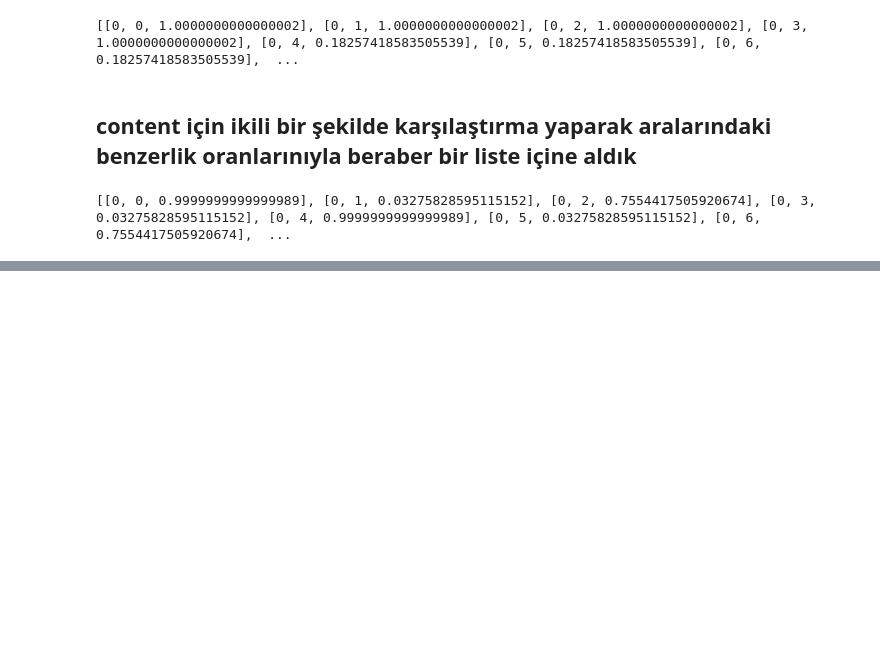
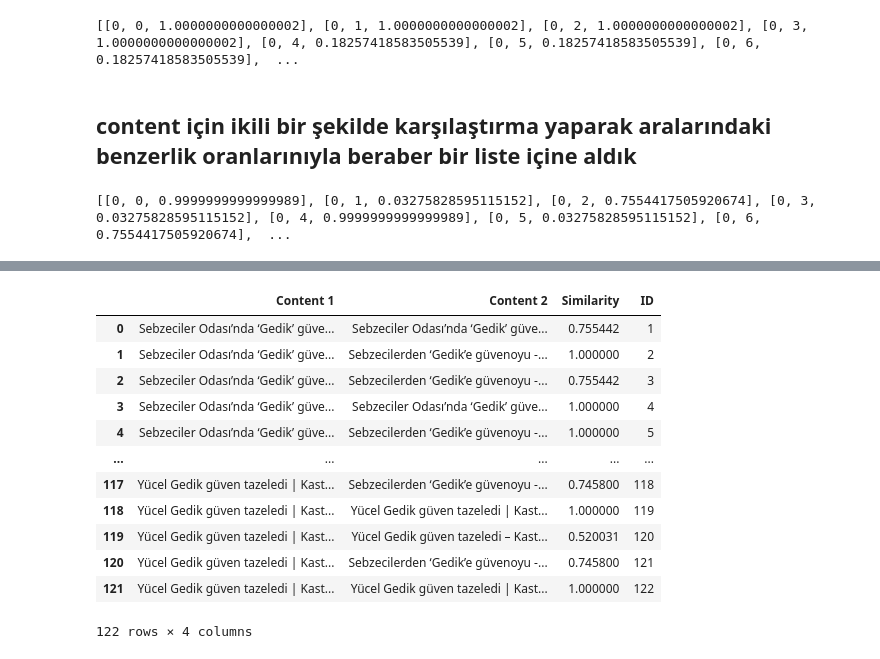
Before and after one commit to esmanurbal/Big-Data-Similarties, a Jupyter notebook: bigData.ipynb, the cells around one changed output, grey strips where cells are left out. Saved outputs shown, nothing was run; the diff lists cells and outputs as text; code cells hidden in the pictures; blank space fills up the shorter version.

```diff
--- a/bigData.ipynb
+++ b/bigData.ipynb
@@ -394,0 +543,16 @@ TypeError: NDFrame.to_csv() got an unexpected keyword argument 'indent'
+# %%
+calculate_similarity('DESKTOP-JT60920','ESSL')
+# %% [output]
+|  | Content 1 | Content 2 | Similarity | ID |
+| 0 | Sebzeciler Odası’nda ‘Gedik’ güve... | Sebzeciler Odası’nda ‘Gedik’ güve... | 0.755442 | 1 |
+| 1 | Sebzeciler Odası’nda ‘Gedik’ güve... | Sebzecilerden ‘Gedik’e güvenoyu -... | 1.000000 | 2 |
+| 2 | Sebzeciler Odası’nda ‘Gedik’ güve... | Sebzecilerden ‘Gedik’e güvenoyu -... | 0.755442 | 3 |
+| 3 | Sebzeciler Odası’nda ‘Gedik’ güve... | Sebzeciler Odası’nda ‘Gedik’ güve... | 1.000000 | 4 |
+| 4 | Sebzeciler Odası’nda ‘Gedik’ güve... | Sebzecilerden ‘Gedik’e güvenoyu -... | 1.000000 | 5 |
+| ... | ... | ... | ... | ... |
+| 117 | Yücel Gedik güven tazeledi | Kast... | Sebzecilerden ‘Gedik’e güvenoyu -... | 0.745800 | 118 |
+| 118 | Yücel Gedik güven tazeledi | Kast... | Yücel Gedik güven tazeledi | Kast... | 1.000000 | 119 |
+| 119 | Yücel Gedik güven tazeledi | Kast... | Yücel Gedik güven tazeledi – Kast... | 0.520031 | 120 |
+| 120 | Yücel Gedik güven tazeledi | Kast... | Sebzecilerden ‘Gedik’e güvenoyu -... | 0.745800 | 121 |
+| 121 | Yücel Gedik güven tazeledi | Kast... | Yücel Gedik güven tazeledi | Kast... | 1.000000 | 122 |
+122 rows × 4 columns
```
Also changed, not shown: parts of 10 cells of this notebook.
